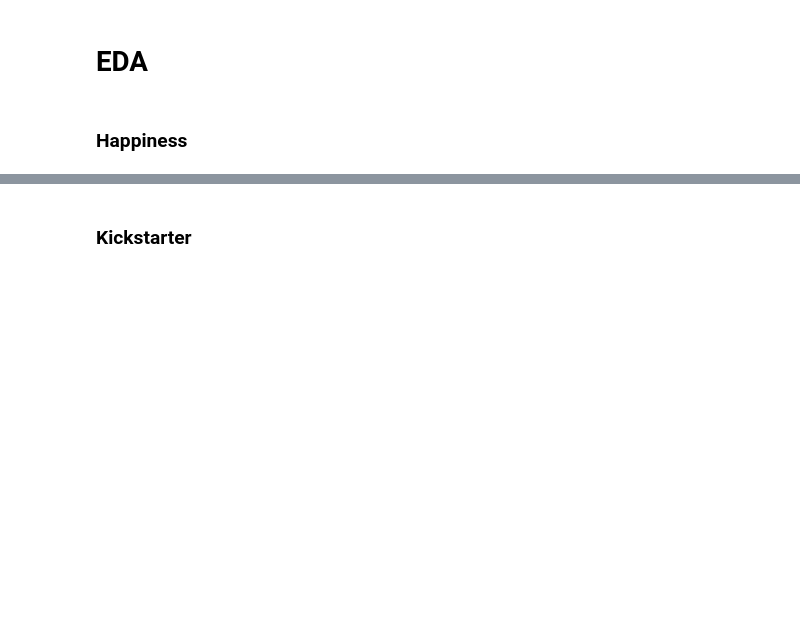
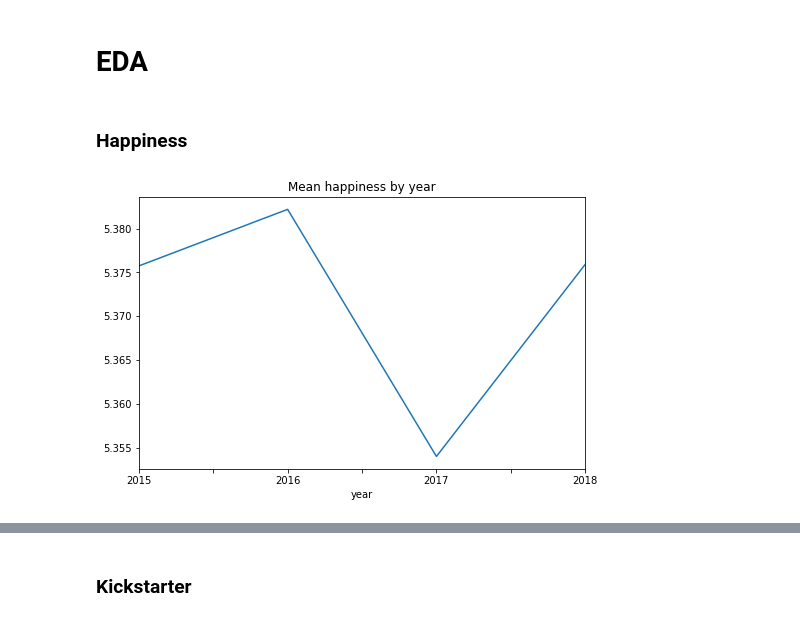
Before and after one commit to PonyCony/happy_kickstarters, a Jupyter notebook: Happy_Kickstarters.ipynb, the cells around one changed output, grey strips where cells are left out. Saved outputs shown, nothing was run; the diff lists cells and outputs as text; code cells hidden in the pictures; blank space fills up the shorter version.

Commit message:
EDA Happiness

```diff
--- a/Happy_Kickstarters.ipynb
+++ b/Happy_Kickstarters.ipynb
@@ -176,4 +176,4 @@ hap.xs('Russia', level=0, drop_level=False)
 |  | 2018 | Central and Eastern Europe | 5.810 | 1.151000 | 1.479000 | 0.599000 | 0.399000 | 0.025000 | 0.065000 | 2.117000 |
 # %%
 # ??? оставить один уровень индекса?
-hap.reset_index(level='year')
+hap.reset_index(level='year', inplace=True)
@@ -247,3 +232,7 @@ memory usage: 11.4+ MB
 # EDA
 # %% [markdown]
 ### Happiness
+# %%
+hap.groupby('year').happiness.mean().plot(title='Mean happiness by year', figsize=(8,5));
+# %% [output]
+[figure, added]
```
Also changed, not shown: parts of 6 cells of this notebook.
